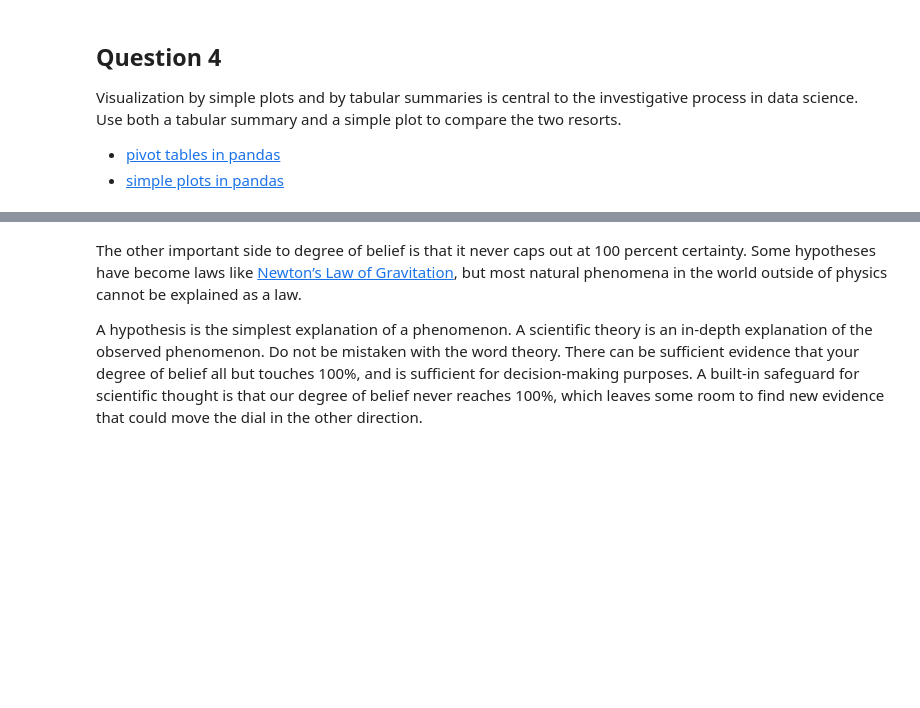
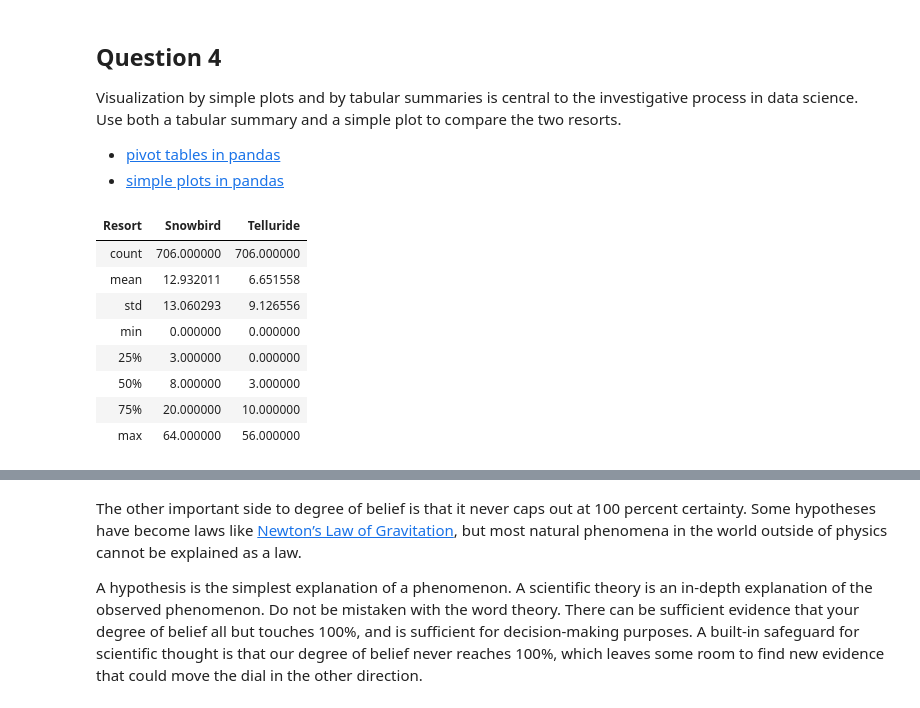
Before and after one commit to nhendersonk12/Day-1-Galvanize, a Jupyter notebook: assignment/assignment-process-models.ipynb, the cells around one changed output, grey strips where cells are left out. Saved outputs shown, nothing was run; the diff lists cells and outputs as text; code cells hidden in the pictures; blank space fills up the shorter version.

```diff
--- a/assignment/assignment-process-models.ipynb
+++ b/assignment/assignment-process-models.ipynb
@@ -54,0 +90,14 @@ Visualization by simple plots and by tabular summaries is central to the investi
+# %%
+pivot = resorts.pivot(index='Date', columns='Resort', values='24 hr New Snow').fillna(0)
+
+pivot.describe()
+# %% [output]
+| Resort | Snowbird | Telluride |
+| count | 706.000000 | 706.000000 |
+| mean | 12.932011 | 6.651558 |
+| std | 13.060293 | 9.126556 |
+| min | 0.000000 | 0.000000 |
+| 25% | 3.000000 | 0.000000 |
+| 50% | 8.000000 | 3.000000 |
+| 75% | 20.000000 | 10.000000 |
+| max | 64.000000 | 56.000000 |
```
Also changed, not shown: parts of 13 cells of this notebook.
